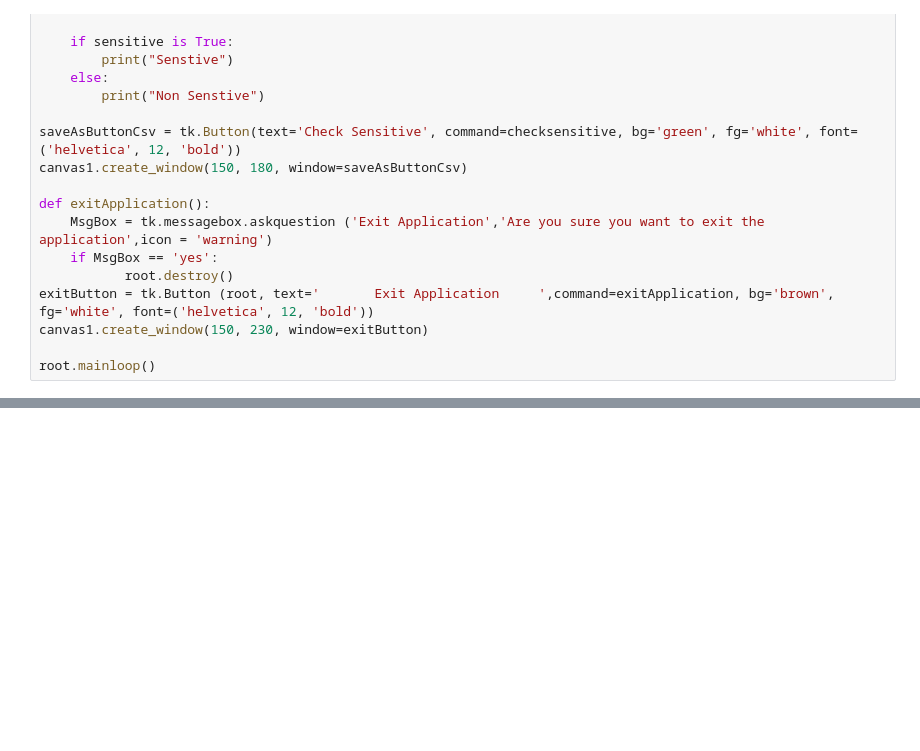
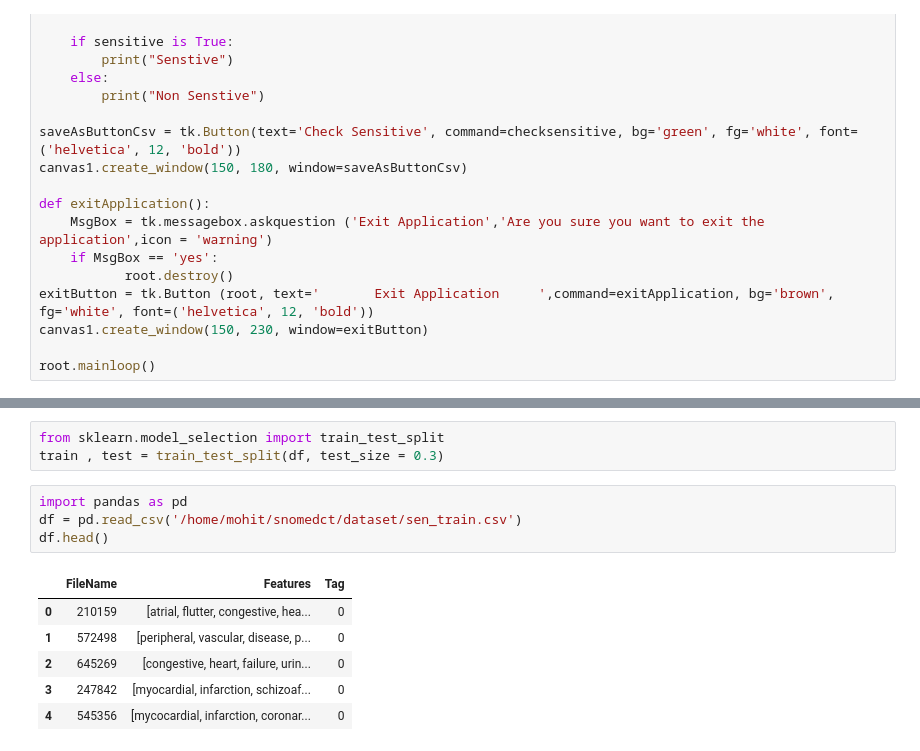
Before and after one commit to MOHITHSHIVU03/finalyearprojectwork, a Jupyter notebook: Finalyearproject.ipynb, the cells around one changed output, grey strips where cells are left out. Drawn from its saved outputs; the diff is of its cells as text; blank space fills up the shorter version.

```diff
--- a/Finalyearproject.ipynb
+++ b/Finalyearproject.ipynb
@@ -632,0 +713,14 @@ root.mainloop()
+# %%
+from sklearn.model_selection import train_test_split
+train , test = train_test_split(df, test_size = 0.3)
+# %%
+import pandas as pd
+df = pd.read_csv('/home/mohit/snomedct/dataset/sen_train.csv')
+df.head()
+# %% [output]
+|  | FileName | Features | Tag |
+| 0 | 210159 | [atrial, flutter, congestive, hea... | 0 |
+| 1 | 572498 | [peripheral, vascular, disease, p... | 0 |
+| 2 | 645269 | [congestive, heart, failure, urin... | 0 |
+| 3 | 247842 | [myocardial, infarction, schizoaf... | 0 |
+| 4 | 545356 | [mycocardial, infarction, coronar... | 0 |
```
Also changed, not shown: parts of 31 cells of this notebook.
